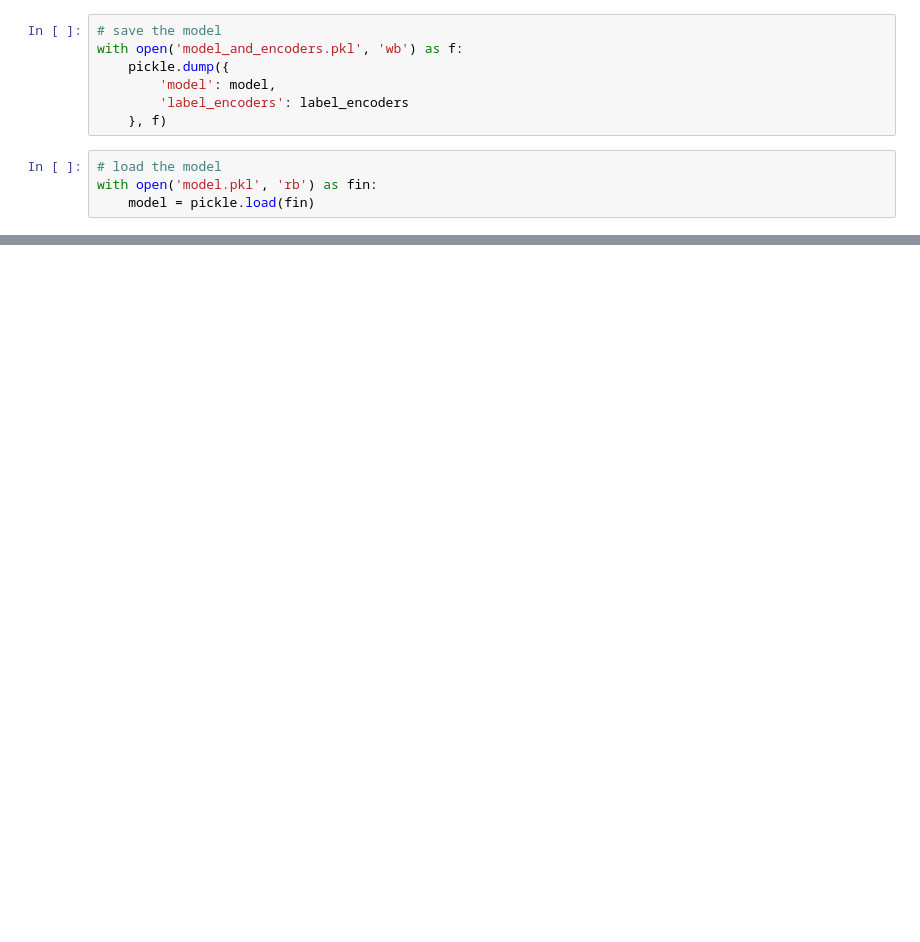
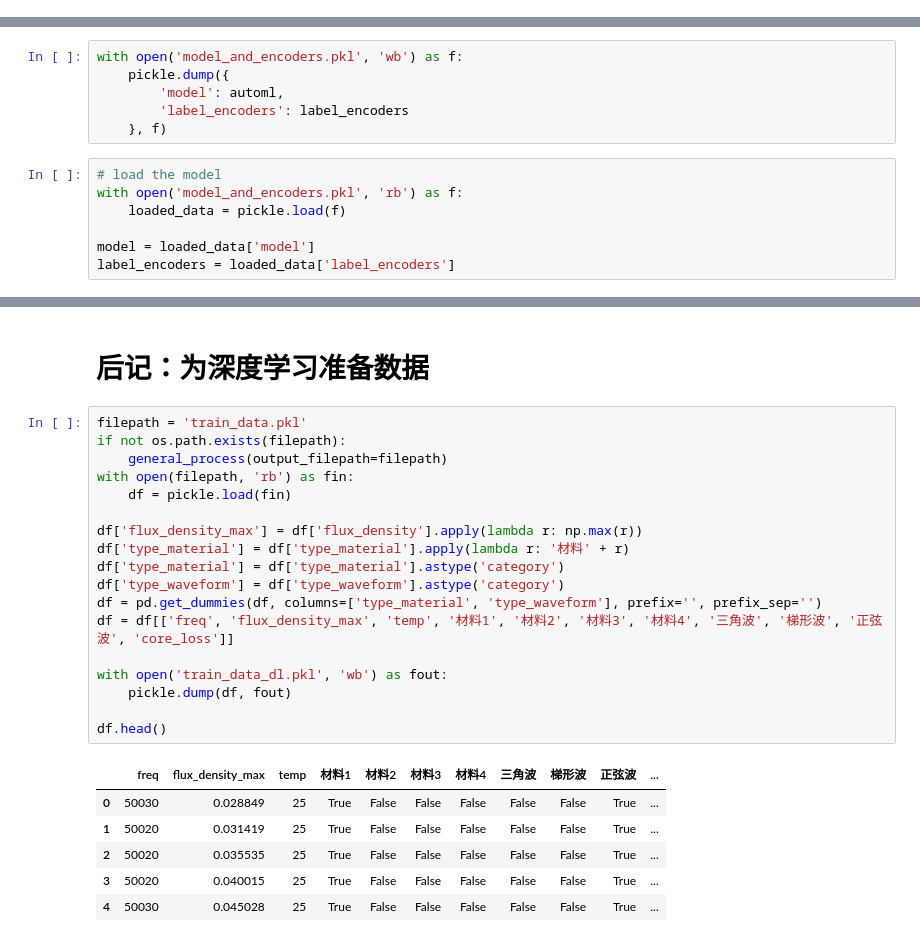
Before and after one commit to DURUII/Contest-CPMCM2024-C, a Jupyter notebook: Prob4.ipynb, the cells around one changed output, grey strips where cells are left out. Saved outputs shown, nothing was run; the diff lists cells and outputs as text; blank space fills up the shorter version.

```diff
--- a/Prob4.ipynb
+++ b/Prob4.ipynb
@@ -142,11 +0,0 @@ plt.show()
-# %%
-# save the model
-with open('model_and_encoders.pkl', 'wb') as f:
-    pickle.dump({
-        'model': model,
-        'label_encoders': label_encoders
-    }, f)
-# %%
-# load the model
-with open('model.pkl', 'rb') as fin:
-    model = pickle.load(fin)
@@ -220,0 +178,13 @@ test_df.to_csv('submission.csv', index=False)
+# %%
+with open('model_and_encoders.pkl', 'wb') as f:
+    pickle.dump({
+        'model': automl,
+        'label_encoders': label_encoders
+    }, f)
+# %%
+# load the model
+with open('model_and_encoders.pkl', 'rb') as f:
+    loaded_data = pickle.load(f)
+
+model = loaded_data['model']
+label_encoders = loaded_data['label_encoders']
@@ -220,0 +470,27 @@ test_df.to_csv('submission.csv', index=False)
+# %% [markdown]
+# 后记：为深度学习准备数据
+# %%
+filepath = 'train_data.pkl'
+if not os.path.exists(filepath):
+    general_process(output_filepath=filepath)
+with open(filepath, 'rb') as fin:
+    df = pickle.load(fin)
+
+df['flux_density_max'] = df['flux_density'].apply(lambda r: np.max(r))
+df['type_material'] = df['type_material'].apply(lambda r: '材料' + r)
+df['type_material'] = df['type_material'].astype('category')
+df['type_waveform'] = df['type_waveform'].astype('category')
+df = pd.get_dummies(df, columns=['type_material', 'type_waveform'], prefix='', prefix_sep='')
+df = df[['freq', 'flux_density_max', 'temp', '材料1', '材料2', '材料3', '材料4', '三角波', '梯形波', '正弦波', 'core_loss']]
+
+with open('train_data_dl.pkl', 'wb') as fout:
+    pickle.dump(df, fout)
+
+df.head()
+# %% [output]
+|  | freq | flux_density_max | temp | 材料1 | 材料2 | 材料3 | 材料4 | 三角波 | 梯形波 | 正弦波 | ... |
+| 0 | 50030 | 0.028849 | 25 | True | False | False | False | False | False | True | ... |
+| 1 | 50020 | 0.031419 | 25 | True | False | False | False | False | False | True | ... |
+| 2 | 50020 | 0.035535 | 25 | True | False | False | False | False | False | True | ... |
+| 3 | 50020 | 0.040015 | 25 | True | False | False | False | False | False | True | ... |
+| 4 | 50030 | 0.045028 | 25 | True | False | False | False | False | False | True | ... |
```
Also changed, not shown: parts of 36 cells of this notebook.
